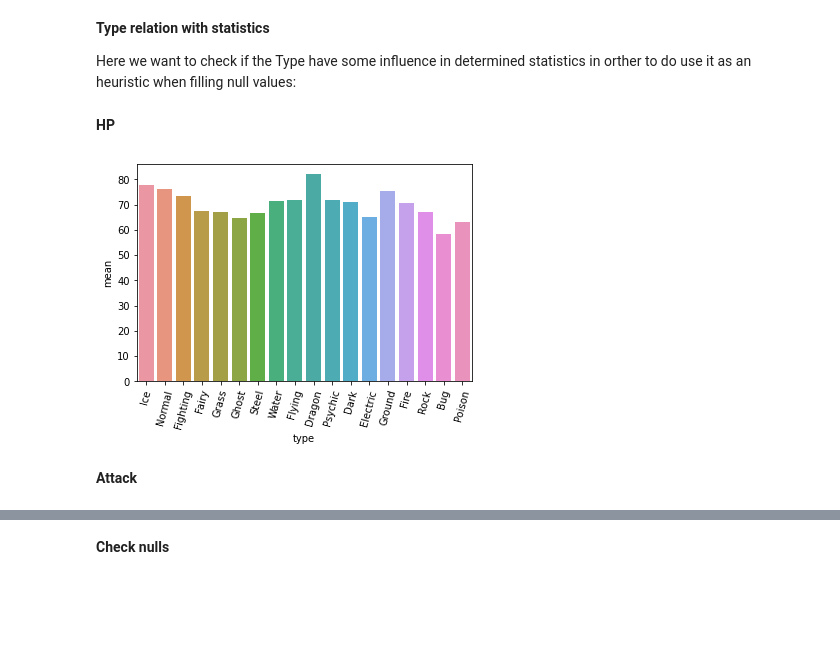
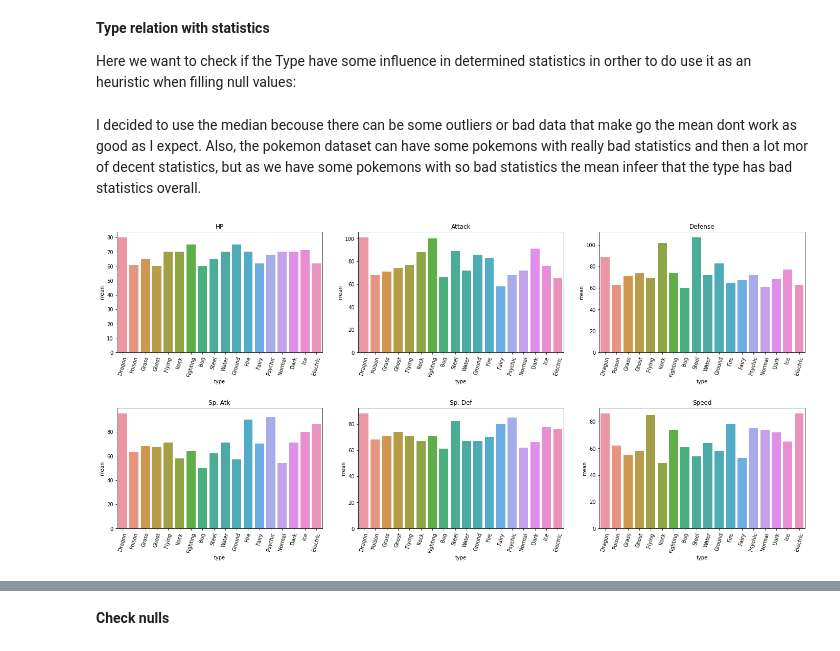
Before and after one commit to quimpm/pokemon-combat-prediction, a Jupyter notebook: pokemon_basic-ml.ipynb, the cells around one changed output, grey strips where cells are left out. Drawn from its saved outputs; the diff is of its cells as text; code cells hidden in the pictures; blank space fills up the shorter version.

```diff
--- a/pokemon_basic-ml.ipynb
+++ b/pokemon_basic-ml.ipynb
@@ -233,8 +242,10 @@ def split_by_type(dataset):
     return type_classification
 # %%
 pokemons_by_type = split_by_type(pokemons)
+# %% [markdown]
+I decided to use the median becouse there can be some outliers or bad data that make go the mean dont work as good as I expect. Also, the pokemon dataset can have some pokemons with really bad statistics and then a lot mor of decent statistics, but as we have some pokemons with so bad statistics the mean infeer that the type has bad statistics overall.
 # %%
-stats_mean_by_type = {
+stats_median_by_type = {
     'HP' : [],
     'Attack' : [],
     'Defense' : [],
@@ -242,10 +253,24 @@ stats_mean_by_type = {
     'Sp. Def' : [],
     'Speed' : []
 }
+dic_median_by_type = {
+    'HP' : {},
+    'Attack' : {},
+    'Defense' : {},
+    'Sp. Atk' : {},
+    'Sp. Def' : {},
+    'Speed' : {}
+}
 for ptype, dataframe in pokemons_by_type.items():
-    stats_mean_by_type['HP'].append([ptype, dataframe.describe()['HP']['mean']])
-    stats_mean_by_type['Attack'].append([ptype, dataframe.describe()['Attack']['mean']])
-    stats_mean_by_type['Defense'].append([ptype, dataframe.describe()['Defense']['mean']])
-    stats_mean_by_type['Sp. Atk'].append([ptype, dataframe.describe()['Sp. Atk']['mean']])
-    stats_mean_by_type['Sp. Def'].append([ptype, dataframe.describe()['Sp. Def']['mean']])
-    stats_mean_by_type['Speed'].append([ptype, dataframe.describe()['Speed']['mean']])
+    stats_median_by_type['HP'].append([ptype, dataframe['HP'].median()])
+    dic_median_by_type['HP'][ptype] = dataframe['HP'].median()
+    stats_median_by_type['Attack'].append([ptype, dataframe['Attack'].median()])
+    dic_median_by_type['Attack'][ptype] = dataframe['Attack'].median()
+    stats_median_by_type['Defense'].append([ptype, dataframe['Defense'].median()])
+    dic_median_by_type['Defense'][ptype] = dataframe['Defense'].median()
+    stats_median_by_type['Sp. Atk'].append([ptype, dataframe['Sp. Atk'].median()])
+    dic_median_by_type['Sp. Atk'][ptype] = dataframe['Sp. Atk'].median()
+    stats_median_by_type['Sp. Def'].append([ptype, dataframe['Sp. Def'].median()])
+    dic_median_by_type['Sp. Def'][ptype] = dataframe['Sp. Def'].median()
+    stats_median_by_type['Speed'].append([ptype, dataframe['Speed'].median()])
+    dic_median_by_type['Speed'][ptype] = dataframe['Speed'].median()
@@ -257,8 +277,14 @@ def plot_by_stat(data):
-# %% [markdown]
-**HP**
+# %%
+statistics = ['HP', 'Attack', 'Defense', 'Sp. Atk', 'Sp. Def', 'Speed']
 # %%
-plot_by_stat(stats_mean_by_type['HP'])
+fig, ax = plt.subplots(nrows=2, ncols=3, figsize=(20,10))
+persist_mean_by_type = {}
+for i,stat in enumerate(statistics):
+    mean_by_type = pandas.DataFrame(stats_median_by_type[stat], columns=["type", "mean"])
+    sns.barplot(data = mean_by_type, x = "type", y = "mean", ax=ax[math.floor(i/3)][i%3])
+    ax[math.floor(i/3)][i%3].set_title(stat)
+    ax[math.floor(i/3)][i%3].tick_params(axis='x', rotation=75)
+    persist_mean_by_type[stat] = mean_by_type
+fig.tight_layout(pad=3.0)
 # %% [output]
-[figure, old version]
+[figure, new version]
-# %% [markdown]
-**Attack**
```
Also changed, not shown: parts of 48 cells of this notebook.
